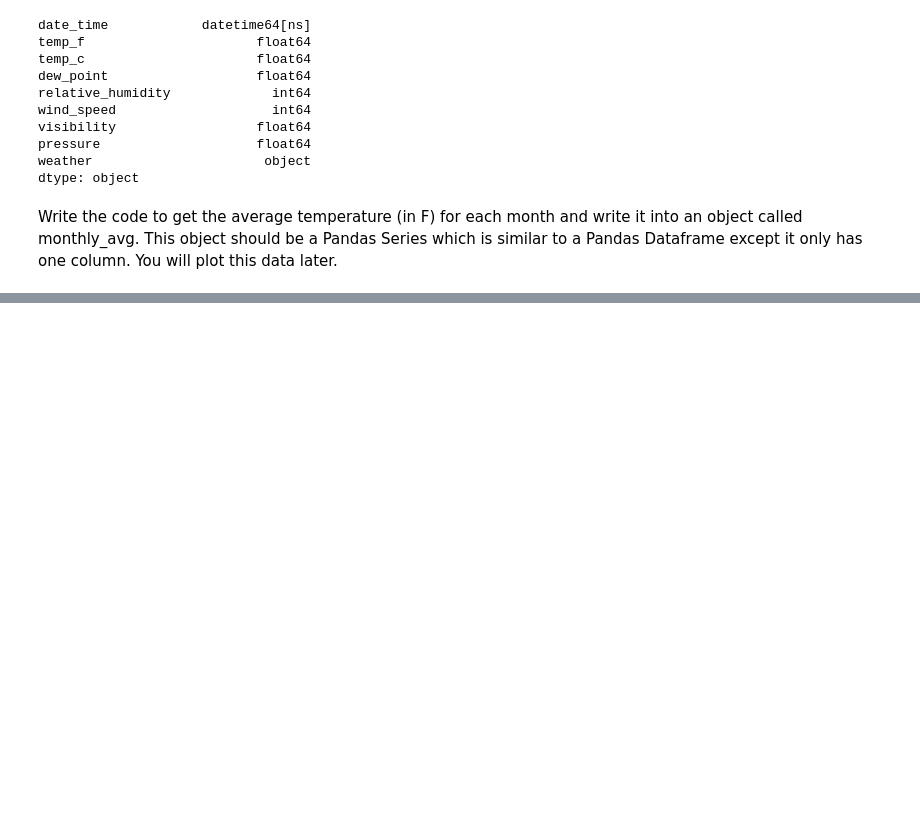
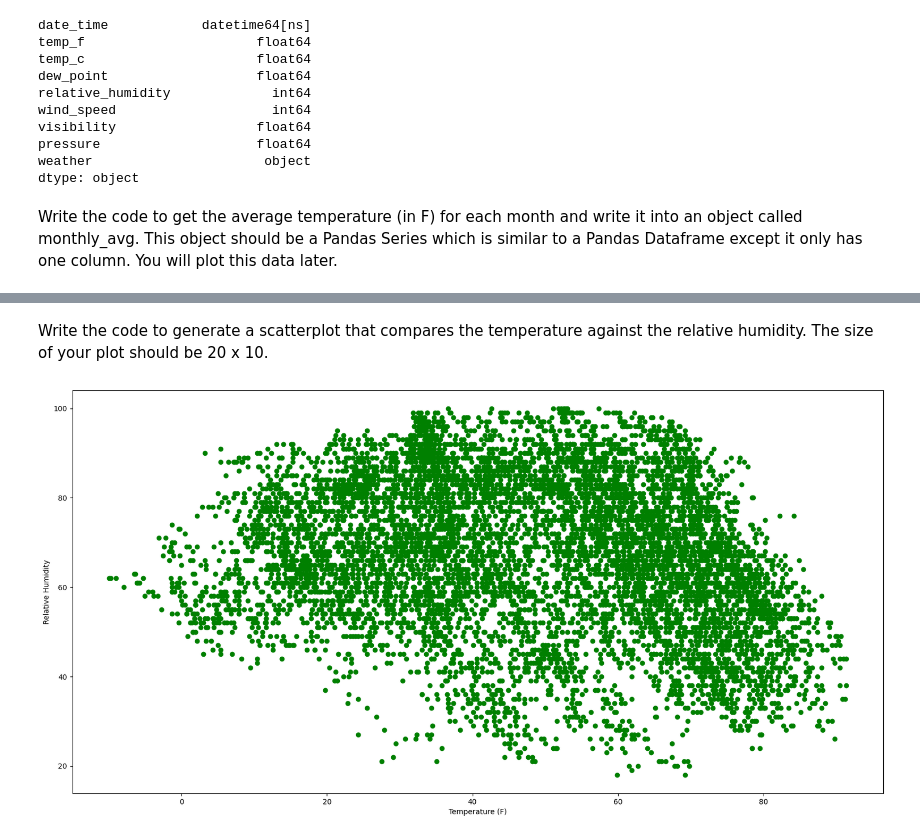
Before and after one commit to ltc870/MLA1_LTC, a Jupyter notebook: MLA1_LTC.ipynb, the cells around one changed output, grey strips where cells are left out. Cells and saved outputs as stored; diff of their text form; code cells hidden in the pictures; blank space fills up the shorter version.

```diff
--- a/MLA1_LTC.ipynb
+++ b/MLA1_LTC.ipynb
@@ -189,10 +189,7 @@ dtype: object
 # %% [markdown]
 Write the code to get the average temperature (in F) for each month and write it into an object called monthly_avg. This object should be a Pandas Series which is similar to a Pandas Dataframe except it only has one column.  You will plot this data later.
 # %%
-# creating a column name month
-df['month'] = df.date_time.dt.month
-
 # getting the average temp (in F) for each month
-monthly_avg = df.groupby('month')
-print(monthly_avg['temp_f'].mean())
+monthly_avg = df.groupby(df['date_time'].dt.month)['temp_f'].mean()
+monthly_avg
 # %% [output]
@@ -215,0 +210,11 @@ True
+# %% [markdown]
+Write the code to generate a scatterplot that compares the temperature against the relative humidity. The size of your plot should be 20 x 10.
+# %%
+# generate a 20 x 10 scatterplot that compares the temperature against the relative humidity.
+plt.figure(figsize=(20,10))
+plt.scatter(df['temp_f'], df['relative_humidity'], color='green')
+plt.xlabel('Temperature (F)')
+plt.ylabel('Relative Humidity')
+plt.show()
+# %% [output]
+[figure, added]
```
Also changed, not shown: parts of 8 cells of this notebook.
